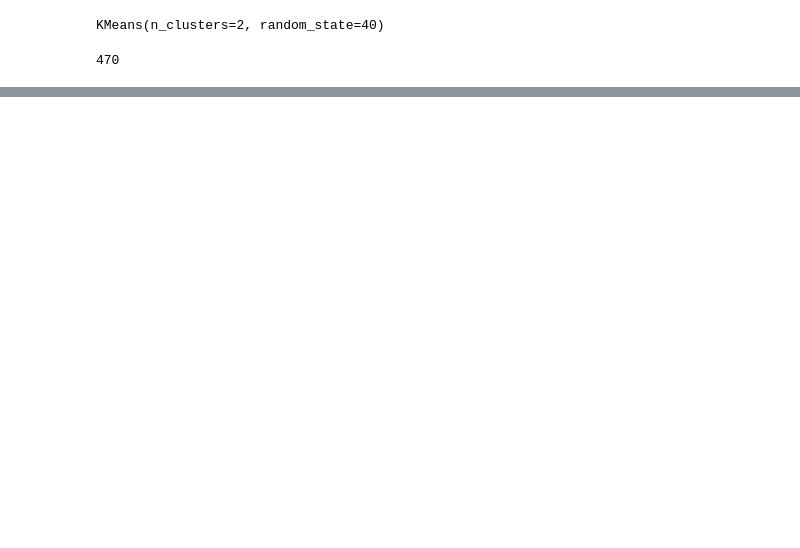
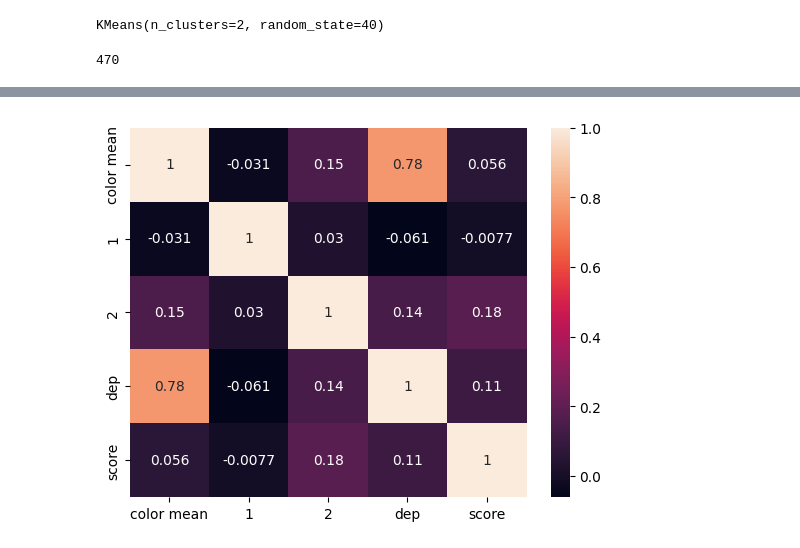
Before and after one commit to Marinku099/Sci-project-m5, a Jupyter notebook: Depressed_DataClustering.ipynb, the cells around one changed output, grey strips where cells are left out. Saved outputs shown, nothing was run; the diff lists cells and outputs as text; code cells hidden in the pictures; blank space fills up the shorter version.

```diff
--- a/Depressed_DataClustering.ipynb
+++ b/Depressed_DataClustering.ipynb
@@ -333,0 +271,14 @@ plt.show()
+# %%
+corr_df= pd.DataFrame(images_score)
+corr_df['dep'] = image_cluster["cluster"]
+corr_df['score'] = image_cluster["score"]
+
+corr_df.rename(columns = {0:"color mean", 5:"sex", 4:"age"}, inplace = True)
+
+corr_matrix = corr_df.corr(method='pearson')
+# %%
+
+sn.heatmap(corr_matrix, annot=True)
+plt.show()
+# %% [output]
+[figure, added]
```
Also changed, not shown: parts of 29 cells of this notebook.
